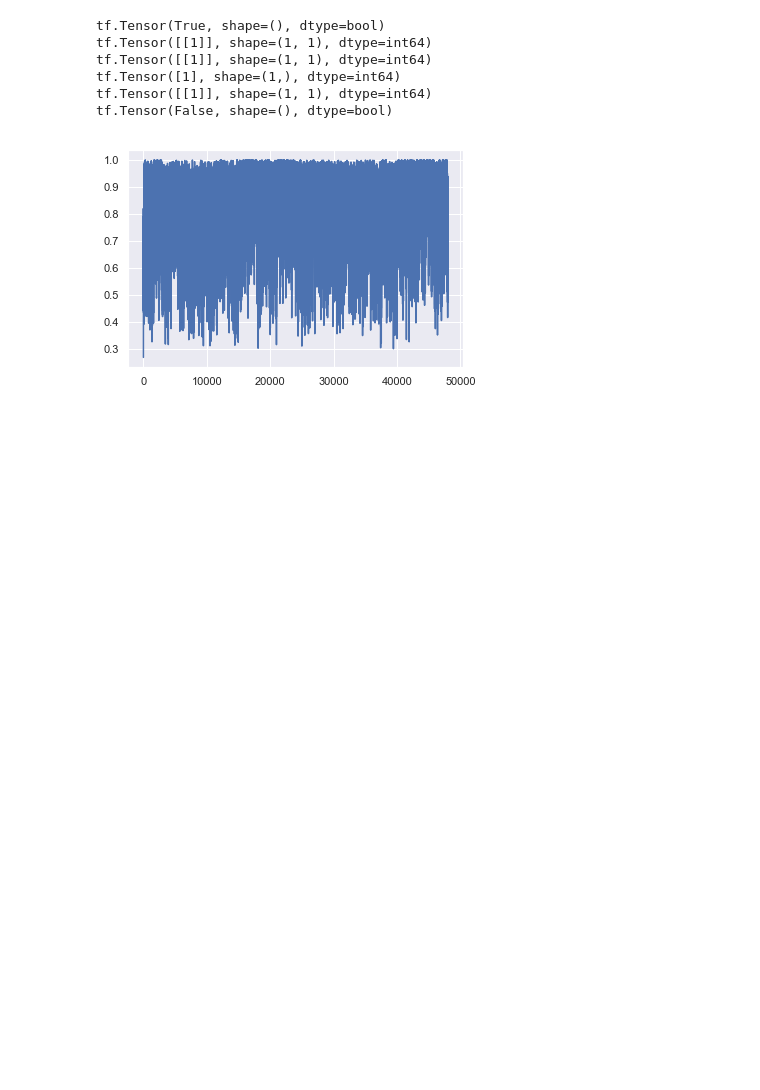
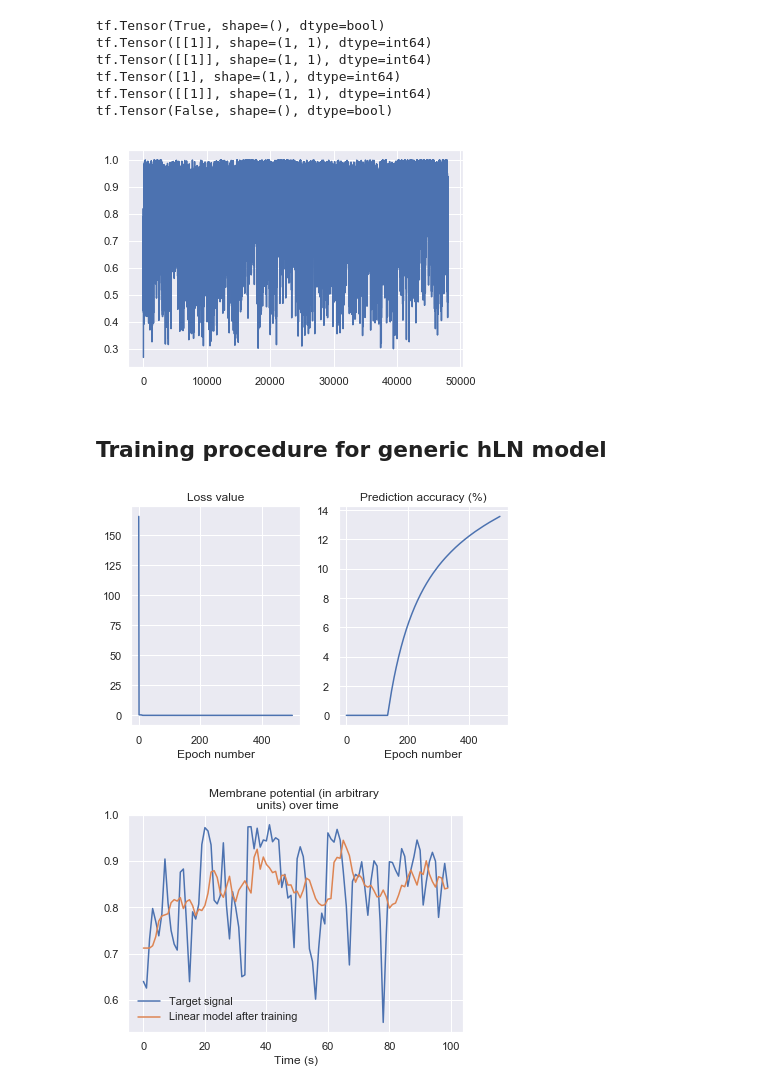
Before and after one commit to eap40/iib-neuro-proj, a Jupyter notebook: training_debug.ipynb, the cells around one changed output. Cells and saved outputs as stored; diff of their text form; code cells hidden in the pictures; blank space fills up the shorter version.

Commit message:
Tested initialisation of sigmoid to approximate linear model

```diff
--- a/training_debug.ipynb
+++ b/training_debug.ipynb
@@ -369,3 +369,5 @@ plt.plot(R_np.T)
 plt.show()
 # %% [output]
 [figure]
+# %% [markdown]
+## Training procedure for generic hLN model
@@ -371,0 +400,70 @@ plt.show()
+# %%
+# 2. Initialise a linear, single subunit hLN model, and optimise to fit data
+
+
+# initialise model
+hLN_lin = hLN_Model(Jc=Jc_sing, Wci=Wci_sing, Wce=Wce_sing, sig_on=tf.constant([False]))
+
+# train model - should be close to a linear regression problem
+
+# first randomise parameters to be different from those which created the target
+hLN_lin.randomise_parameters()
+
+# then define optimizer - simple gradient descent
+#tensor here for initially slow learning, followed by fast
+learning_rate_lin = 0.01
+optimizer_lin = tf.compat.v1.train.GradientDescentOptimizer(learning_rate=learning_rate_lin)
+
+epochs = range(500)
+loss_values = []
+accuracies = []
+for epoch in tqdm(epochs):
+    if epoch < 10:
+        learning_rate_lin = 0.01
+    elif 10 <= epoch < 100:
+        learning_rate_lin = 0.6
+
+    # logdir = 'log'
+    # writer = tf.summary.create_file_writer(logdir)
+    # tf.summary.trace_on(graph=True, profiler=True)
+    loss_value, grads = grad(model=hLN_lin, inputs=X_tot[:, start:start + n_timepoints], targets=target)
+    # with writer.as_default():
+    #     tf.summary.trace_export(name="test", step=0, profiler_outdir=logdir)
+    accuracy = 100 * (1 - (loss_value/np.var(target)))
+    loss_values.append(loss_value.numpy())
+    accuracies.append(max(accuracy, 0))
+    optimizer_lin = tf.compat.v1.train.GradientDescentOptimizer(learning_rate=learning_rate_lin)
+    optimizer_lin.apply_gradients(zip(grads, hLN_lin.trainable_params))
+
+
+fig1=plt.figure(1)
+# fig1.suptitle('Loss and accuracy during linear training\n')
+
+
+plt.subplot(1, 2, 1)
+plt.plot(loss_values)
+plt.title('Loss value')
+plt.xlabel('Epoch number')
+
+plt.subplot(1, 2, 2)
+plt.plot(accuracies)
+plt.title('Prediction accuracy (%)')
+plt.xlabel('Epoch number')
+
+
+plt.tight_layout()
+
+output = hLN_lin(X_tot[:, start:start + n_timepoints])
+
+plt.figure(2)
+plt.plot(target.numpy(), label='Target signal')
+plt.plot(output.numpy(), label='Linear model after training')
+# plt.plot(first_output.numpy(), label='Model before training')
+plt.xlabel('Time (s)')
+# plt.ylabel('Membrane potential (arbitrary units)')
+plt.title('Membrane potential (in arbitrary \n units) over time')
+plt.legend()
+plt.show()
+# %% [output]
+[figure, added]
+[figure, added]
```
Also changed, not shown: parts of 6 cells of this notebook.
